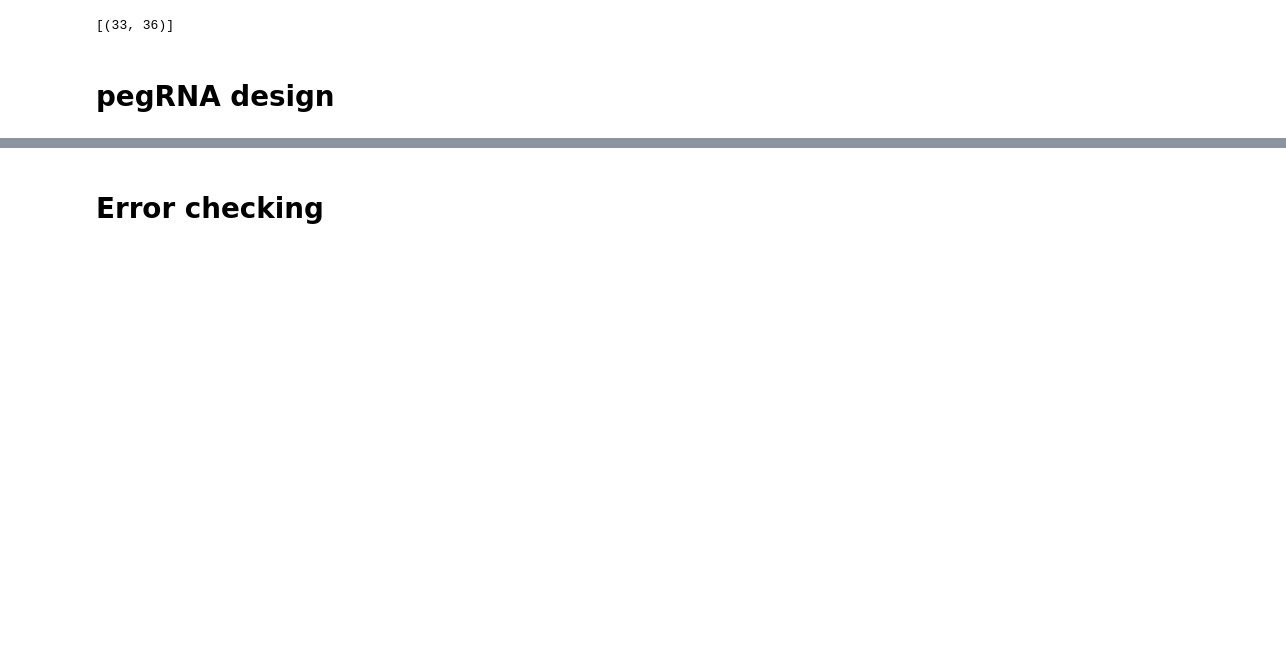
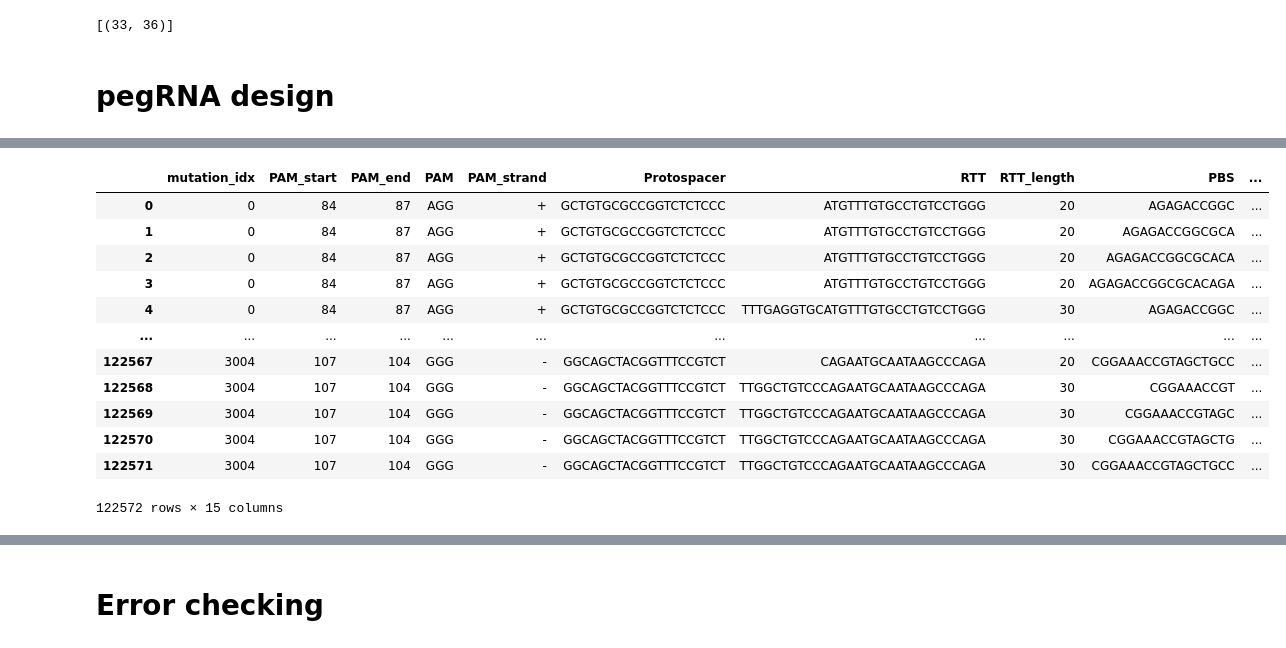
Before and after one commit to samgould2/PEGG2.0, a Jupyter notebook: PEGG2_REAL.ipynb, the cells around one changed output, grey strips where cells are left out. Cells and saved outputs as stored; diff of their text form; code cells hidden in the pictures; blank space fills up the shorter version.

```diff
--- a/PEGG2_REAL.ipynb
+++ b/PEGG2_REAL.ipynb
@@ -782,0 +972,2 @@ TGG
+# %%
+input_df = p53_formatted
@@ -782,0 +990,43 @@ TGG
+# %%
+#--params
+RTT_lengths = [10,20,30]
+PBS_lengths = [10,13, 15,17]
+orientation = '-'
+proto_size = 19
+PAM = "NGG"
+
+combined_peg_dfs = []
+
+for i, val in input_df.iterrows():
+
+
+    mut = mutation(val['wt_w_context'], val['alt_w_context'], val['left_context'], val['right_context'], val['Variant_Type'], val['REF'], val['ALT'], chrom=None, genome=None)
+    mut.PAM_idx_forward, mut.PAM_idx_rc = eligible_PAM_finder(mut, PAM, max(RTT_lengths), proto_size)
+
+    peg_df_plus = pegRNA_generator(mut, PAM, '+', proto_size, RTT_lengths, PBS_lengths)
+    peg_df_minus = pegRNA_generator(mut, PAM, '-', proto_size, RTT_lengths, PBS_lengths)
+
+    #need to translate PAM indexing for the - strand!!!!
+    #convert to genome coordinates as well...
+    peg_df = pd.concat((peg_df_plus, peg_df_minus))
+    peg_df['mutation_idx'] = i
+
+    combined_peg_dfs.append(peg_df)
+
+peg_df = pd.concat(combined_peg_dfs).set_index('mutation_idx').reset_index()
+# %%
+peg_df
+# %% [output]
+|  | mutation_idx | PAM_start | PAM_end | PAM | PAM_strand | Protospacer | RTT | RTT_length | PBS | ... |
+| 0 | 0 | 84 | 87 | AGG | + | GCTGTGCGCCGGTCTCTCCC | ATGTTTGTGCCTGTCCTGGG | 20 | AGAGACCGGC | ... |
+| 1 | 0 | 84 | 87 | AGG | + | GCTGTGCGCCGGTCTCTCCC | ATGTTTGTGCCTGTCCTGGG | 20 | AGAGACCGGCGCA | ... |
+| 2 | 0 | 84 | 87 | AGG | + | GCTGTGCGCCGGTCTCTCCC | ATGTTTGTGCCTGTCCTGGG | 20 | AGAGACCGGCGCACA | ... |
+| 3 | 0 | 84 | 87 | AGG | + | GCTGTGCGCCGGTCTCTCCC | ATGTTTGTGCCTGTCCTGGG | 20 | AGAGACCGGCGCACAGA | ... |
+| 4 | 0 | 84 | 87 | AGG | + | GCTGTGCGCCGGTCTCTCCC | TTTGAGGTGCATGTTTGTGCCTGTCCTGGG | 30 | AGAGACCGGC | ... |
+| ... | ... | ... | ... | ... | ... | ... | ... | ... | ... | ... |
+| 122567 | 3004 | 107 | 104 | GGG | - | GGCAGCTACGGTTTCCGTCT | CAGAATGCAATAAGCCCAGA | 20 | CGGAAACCGTAGCTGCC | ... |
+| 122568 | 3004 | 107 | 104 | GGG | - | GGCAGCTACGGTTTCCGTCT | TTGGCTGTCCCAGAATGCAATAAGCCCAGA | 30 | CGGAAACCGT | ... |
+| 122569 | 3004 | 107 | 104 | GGG | - | GGCAGCTACGGTTTCCGTCT | TTGGCTGTCCCAGAATGCAATAAGCCCAGA | 30 | CGGAAACCGTAGC | ... |
+| 122570 | 3004 | 107 | 104 | GGG | - | GGCAGCTACGGTTTCCGTCT | TTGGCTGTCCCAGAATGCAATAAGCCCAGA | 30 | CGGAAACCGTAGCTG | ... |
+| 122571 | 3004 | 107 | 104 | GGG | - | GGCAGCTACGGTTTCCGTCT | TTGGCTGTCCCAGAATGCAATAAGCCCAGA | 30 | CGGAAACCGTAGCTGCC | ... |
+122572 rows × 15 columns
```
Also changed, not shown: parts of 29 cells of this notebook, 5 other files.
